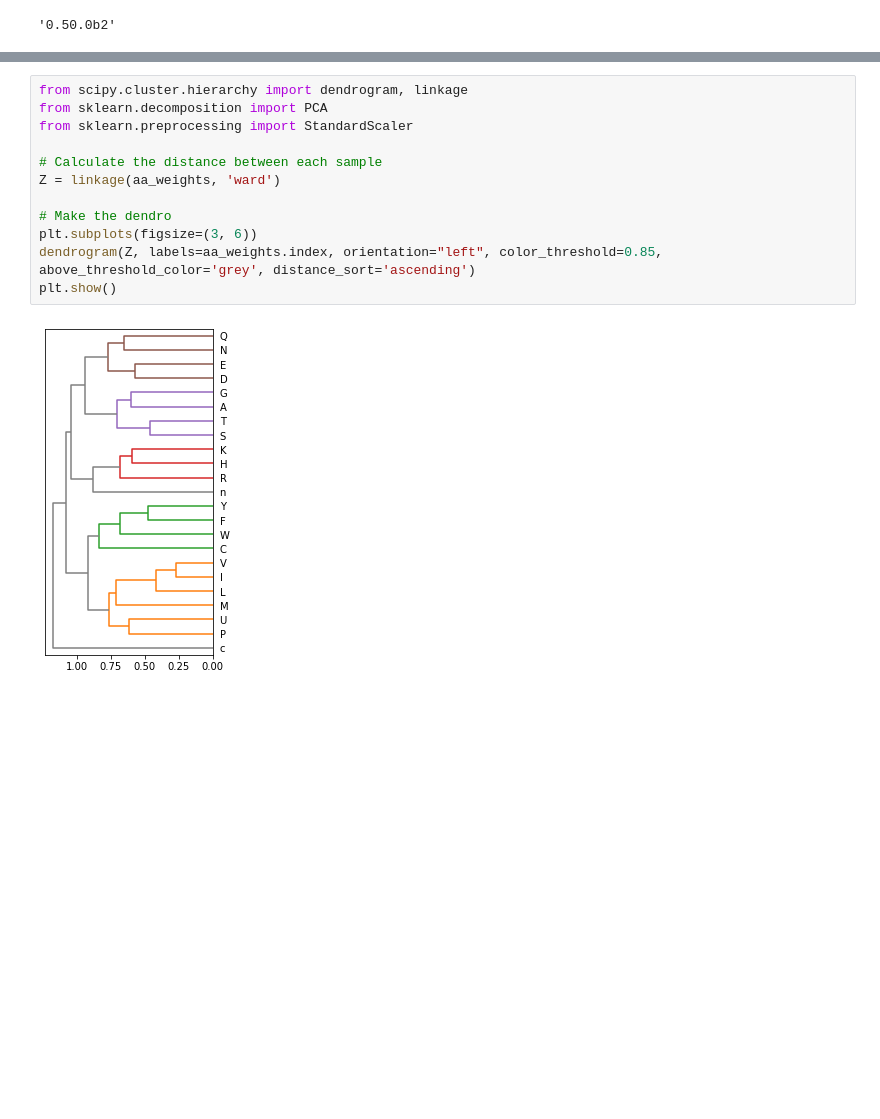
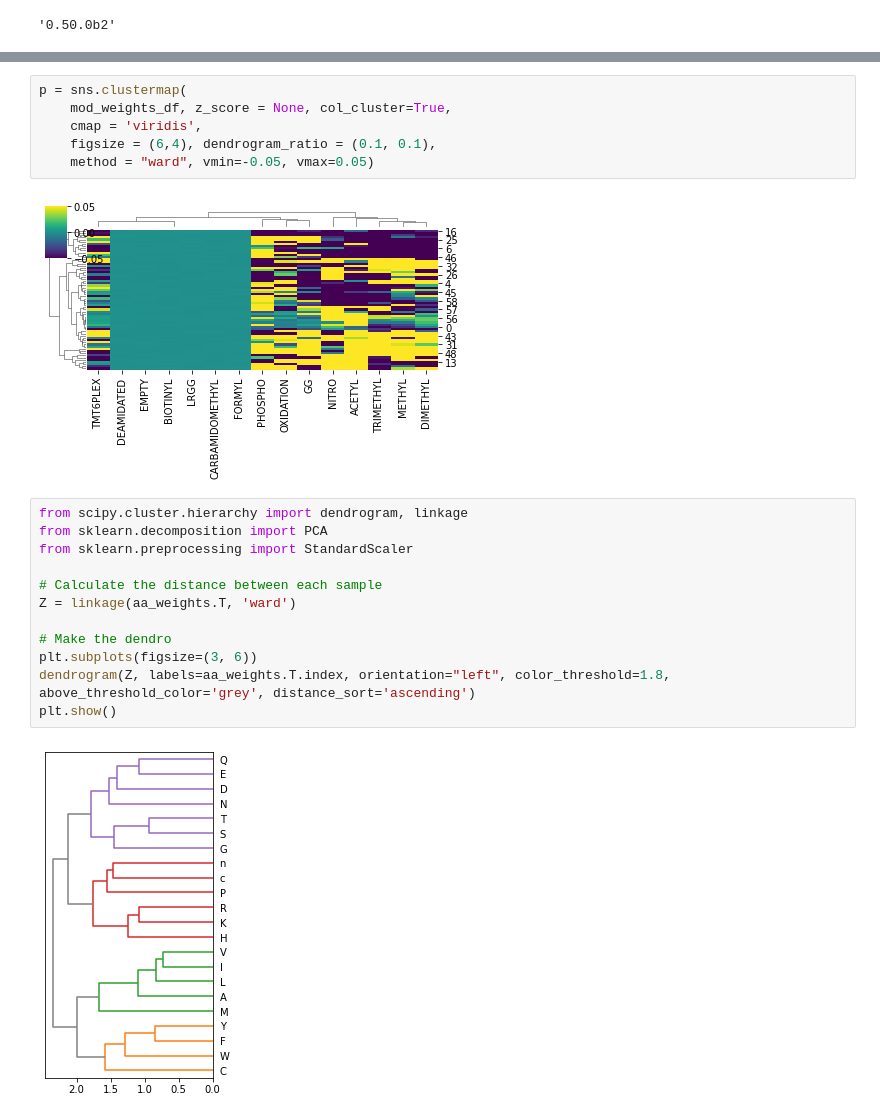
Before and after one commit to jspaezp/elfragmentador, a Jupyter notebook: notebooks/visualize_attention.ipynb, the cells around one changed output, grey strips where cells are left out. Cells and saved outputs as stored; diff of their text form; blank space fills up the shorter version.

```diff
--- a/notebooks/visualize_attention.ipynb
+++ b/notebooks/visualize_attention.ipynb
@@ -95,16 +87,24 @@ p = sns.clustermap(
+# %%
+p = sns.clustermap(
+    mod_weights_df, z_score = None, col_cluster=True,
+    cmap = 'viridis',
+    figsize = (6,4), dendrogram_ratio = (0.1, 0.1),
+    method = "ward", vmin=-0.05, vmax=0.05)
+# %% [output]
+[figure, added]
 # %%
 from scipy.cluster.hierarchy import dendrogram, linkage
 from sklearn.decomposition import PCA
 from sklearn.preprocessing import StandardScaler
 
 # Calculate the distance between each sample
-Z = linkage(aa_weights, 'ward')
+Z = linkage(aa_weights.T, 'ward')
 
 # Make the dendro
 plt.subplots(figsize=(3, 6))
-dendrogram(Z, labels=aa_weights.index, orientation="left", color_threshold=0.85, above_threshold_color='grey', distance_sort='ascending')
+dendrogram(Z, labels=aa_weights.T.index, orientation="left", color_threshold=1.8, above_threshold_color='grey', distance_sort='ascending')
 plt.show()
 # %% [output]
-[figure, old version]
+[figure, new version]
 # %%
 
```
Also changed, not shown: parts of 6 cells of this notebook, 17 other files.
